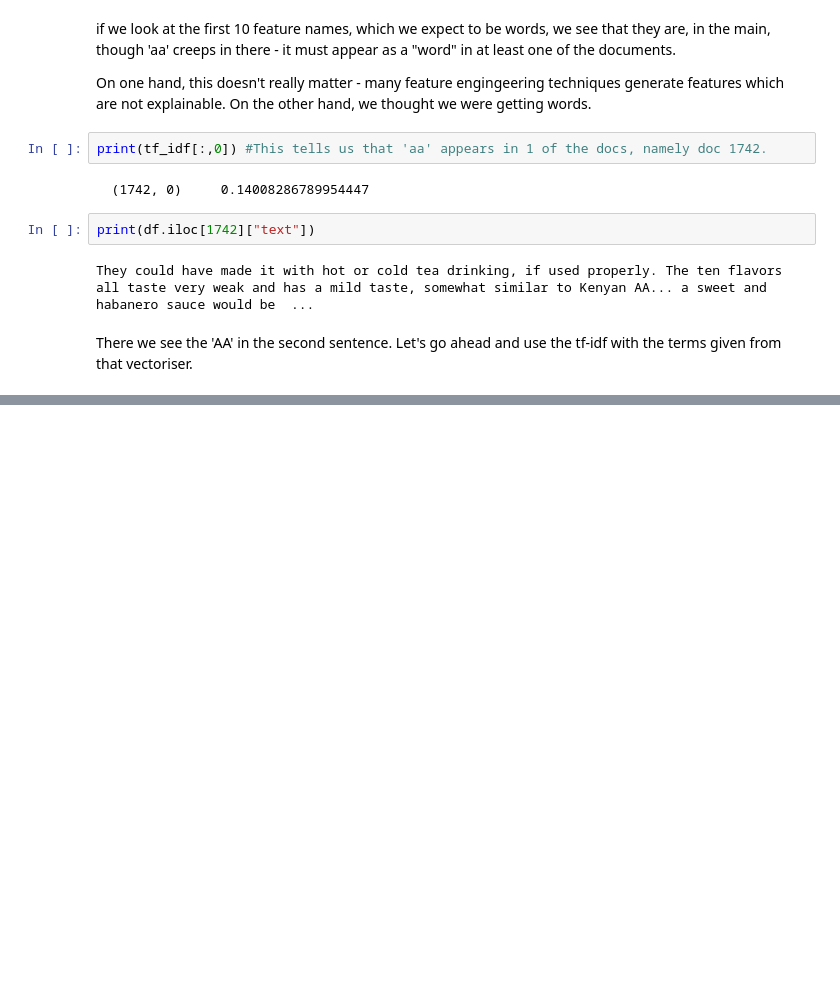
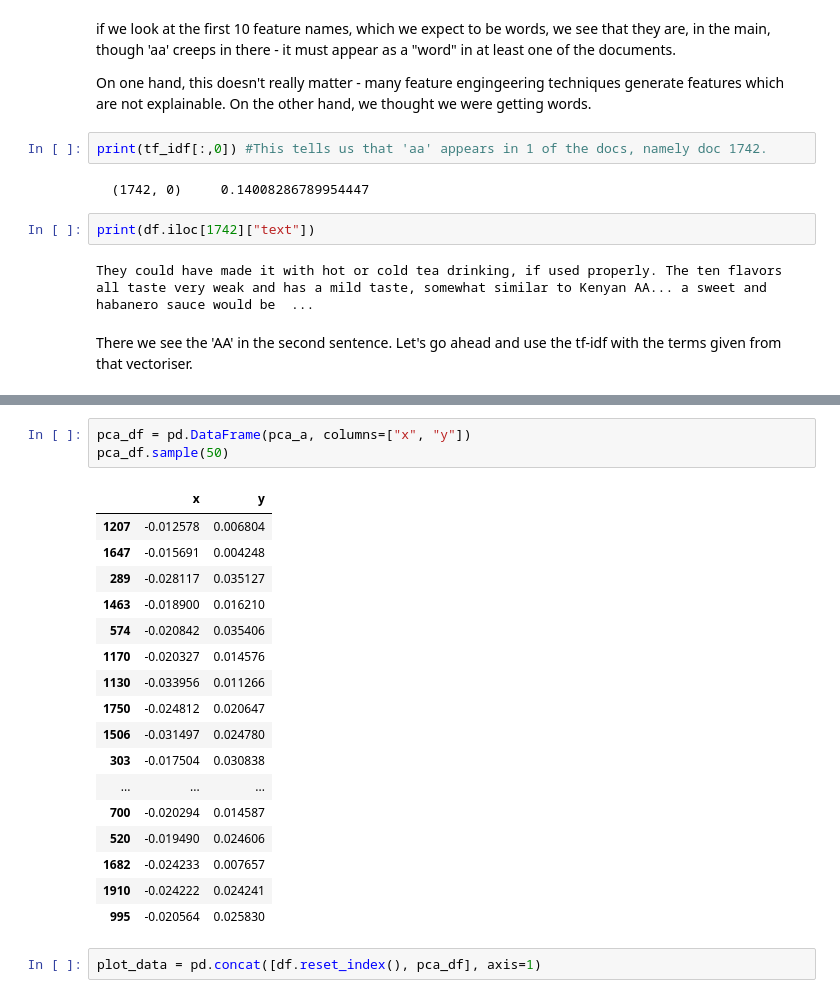
Before and after one commit to willb/openshift-ml-workflows-workshop, a Jupyter notebook: 02-feature-engineering.ipynb, the cells around one changed output, grey strips where cells are left out. Saved outputs shown, nothing was run; the diff lists cells and outputs as text; blank space fills up the shorter version.

```diff
--- a/02-feature-engineering.ipynb
+++ b/02-feature-engineering.ipynb
@@ -107,0 +139,23 @@ There we see the 'AA' in the second sentence. Let's go ahead and use the tf-idf
+# %%
+pca_df = pd.DataFrame(pca_a, columns=["x", "y"])
+pca_df.sample(50)
+# %% [output]
+|  | x | y |
+| 1207 | -0.012578 | 0.006804 |
+| 1647 | -0.015691 | 0.004248 |
+| 289 | -0.028117 | 0.035127 |
+| 1463 | -0.018900 | 0.016210 |
+| 574 | -0.020842 | 0.035406 |
+| 1170 | -0.020327 | 0.014576 |
+| 1130 | -0.033956 | 0.011266 |
+| 1750 | -0.024812 | 0.020647 |
+| 1506 | -0.031497 | 0.024780 |
+| 303 | -0.017504 | 0.030838 |
+| ... | ... | ... |
+| 700 | -0.020294 | 0.014587 |
+| 520 | -0.019490 | 0.024606 |
+| 1682 | -0.024233 | 0.007657 |
+| 1910 | -0.024222 | 0.024241 |
+| 995 | -0.020564 | 0.025830 |
+# %%
+plot_data = pd.concat([df.reset_index(), pca_df], axis=1)
```
Also changed, not shown: parts of 3 cells of this notebook.
